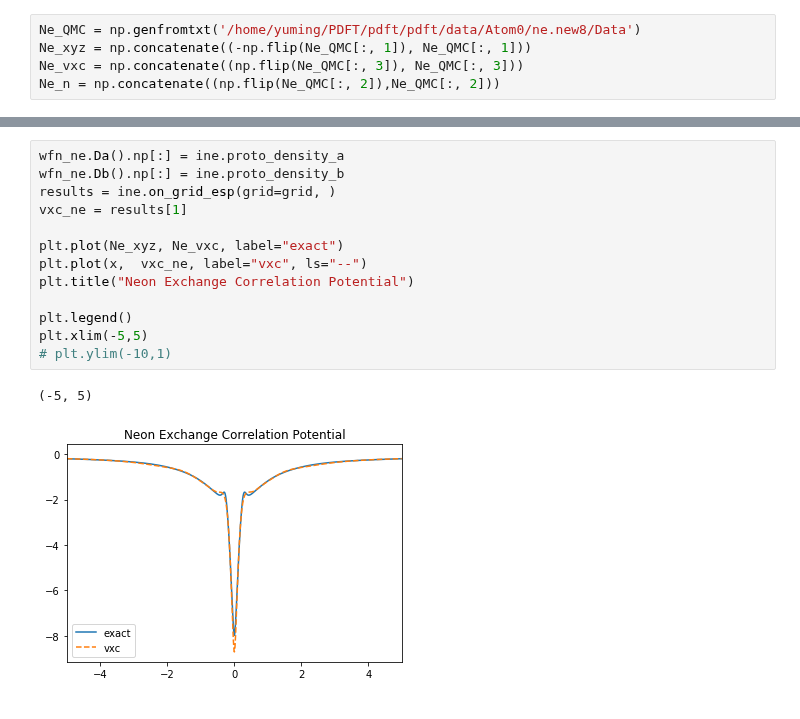
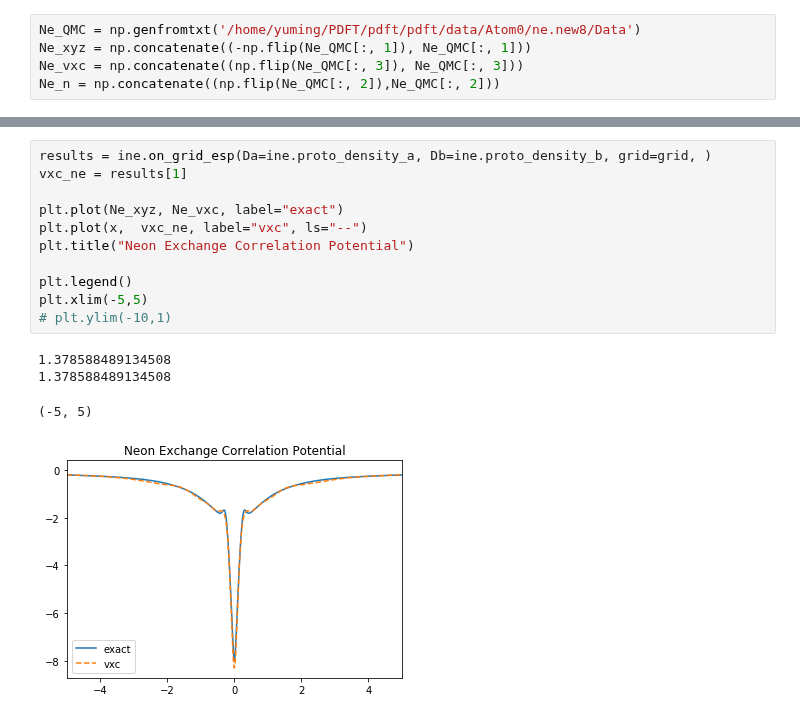
Before and after one commit to wasserman-group/n2v_examples, a Jupyter notebook: ZMP/Ne.ipynb, the cells around one changed output, grey strips where cells are left out. Cells and saved outputs as stored; diff of their text form.

```diff
--- a/ZMP/Ne.ipynb
+++ b/ZMP/Ne.ipynb
@@ -126,16 +176,16 @@ SCF Converged for lambda:   70. Max density difference: 0.1734812567492554
 # %%
-wfn_ne.Da().np[:] = ine.proto_density_a
-wfn_ne.Db().np[:] = ine.proto_density_b
-results = ine.on_grid_esp(grid=grid, )
+results = ine.on_grid_esp(Da=ine.proto_density_a, Db=ine.proto_density_b, grid=grid, )
 vxc_ne = results[1]
 
 plt.plot(Ne_xyz, Ne_vxc, label="exact")
 plt.plot(x,  vxc_ne, label="vxc", ls="--")
 plt.title("Neon Exchange Correlation Potential")
 
 plt.legend()
 plt.xlim(-5,5)
 # plt.ylim(-10,1)
 # %% [output]
-(-5, 5)
+1.378588489134508
+1.378588489134508
+(-5, 5)
-[figure, old version]
+[figure, new version]
```
Also changed, not shown: parts of 5 cells of this notebook.
